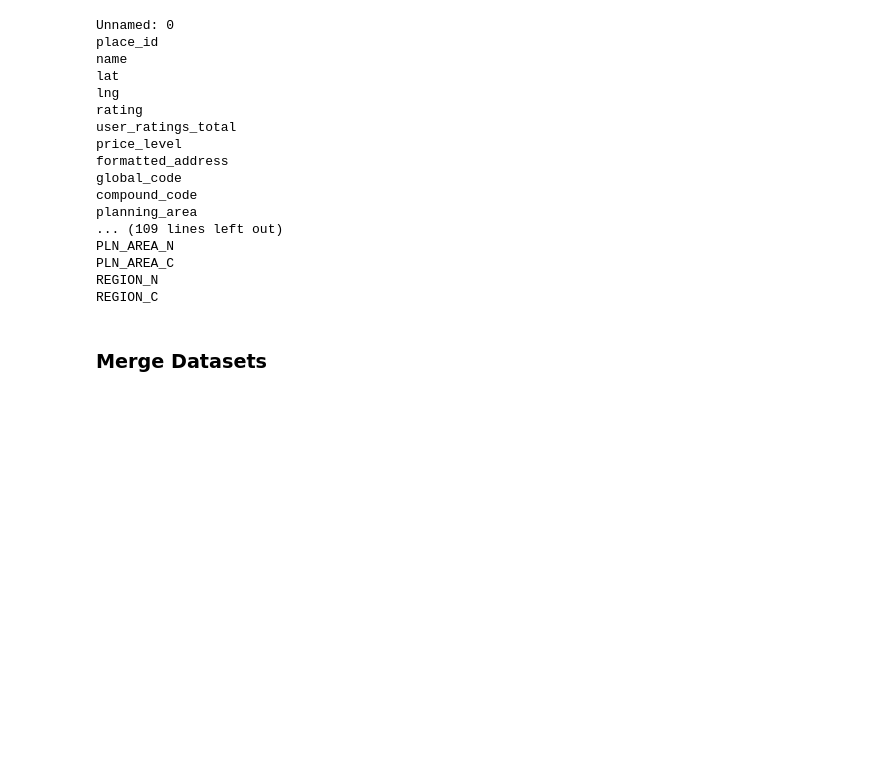
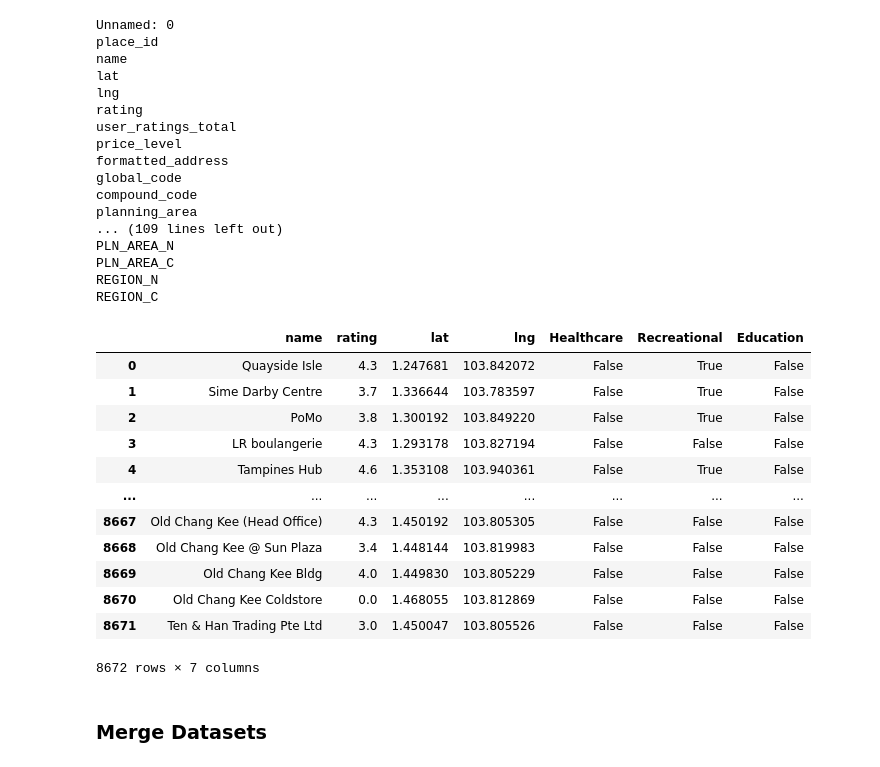
Before and after one commit to kkinmunn/is4303_hdbresale, a Jupyter notebook: eda/datablending.ipynb, the cells around one changed output. Saved outputs shown, nothing was run; the diff lists cells and outputs as text; code cells hidden in the pictures; blank space fills up the shorter version.

```diff
--- a/eda/datablending.ipynb
+++ b/eda/datablending.ipynb
@@ -264,3 +311,35 @@ REGION_C
+# %%
+# Retain POI types related to health, recreational areas and schools
+columns_to_keep = ['name', 'rating', 'lat', 'lng', 'hospital', 'doctor', 'dentist', 'park', 'shopping_mall', 'amusement_park', 'zoo', 'library',
+                   'school', 'primary_school', 'secondary_school', 'university']
+
+data_poi_filtered = data_poi_raw[columns_to_keep]
+
+# Drop rows where all selected POI types are False
+data_poi_filtered = data_poi_filtered[data_poi_filtered.iloc[:, 3:].any(axis=1)]
+
+# Create new columns for POI archetypes
+data_poi_filtered['Healthcare'] = data_poi_filtered[['hospital', 'doctor', 'dentist']].any(axis=1)
+data_poi_filtered['Recreational'] = data_poi_filtered[['park', 'shopping_mall', 'amusement_park', 'zoo', 'library']].any(axis=1)
+data_poi_filtered['Education'] = data_poi_filtered[['school', 'primary_school', 'secondary_school', 'university']].any(axis=1)
+
+data_poi_filtered = data_poi_filtered[['name', 'rating', 'lat', 'lng', 'Healthcare', 'Recreational', 'Education']]
+
+data_poi_filtered
+# %% [output]
+|  | name | rating | lat | lng | Healthcare | Recreational | Education |
+| 0 | Quayside Isle | 4.3 | 1.247681 | 103.842072 | False | True | False |
+| 1 | Sime Darby Centre | 3.7 | 1.336644 | 103.783597 | False | True | False |
+| 2 | PoMo | 3.8 | 1.300192 | 103.849220 | False | True | False |
+| 3 | LR boulangerie | 4.3 | 1.293178 | 103.827194 | False | False | False |
+| 4 | Tampines Hub | 4.6 | 1.353108 | 103.940361 | False | True | False |
+| ... | ... | ... | ... | ... | ... | ... | ... |
+| 8667 | Old Chang Kee (Head Office) | 4.3 | 1.450192 | 103.805305 | False | False | False |
+| 8668 | Old Chang Kee @ Sun Plaza | 3.4 | 1.448144 | 103.819983 | False | False | False |
+| 8669 | Old Chang Kee Bldg | 4.0 | 1.449830 | 103.805229 | False | False | False |
+| 8670 | Old Chang Kee Coldstore | 0.0 | 1.468055 | 103.812869 | False | False | False |
+| 8671 | Ten & Han Trading Pte Ltd | 3.0 | 1.450047 | 103.805526 | False | False | False |
+8672 rows × 7 columns
 # %% [markdown]
 ### Merge Datasets
 # %%
```
Also changed, not shown: parts of 13 cells of this notebook.
